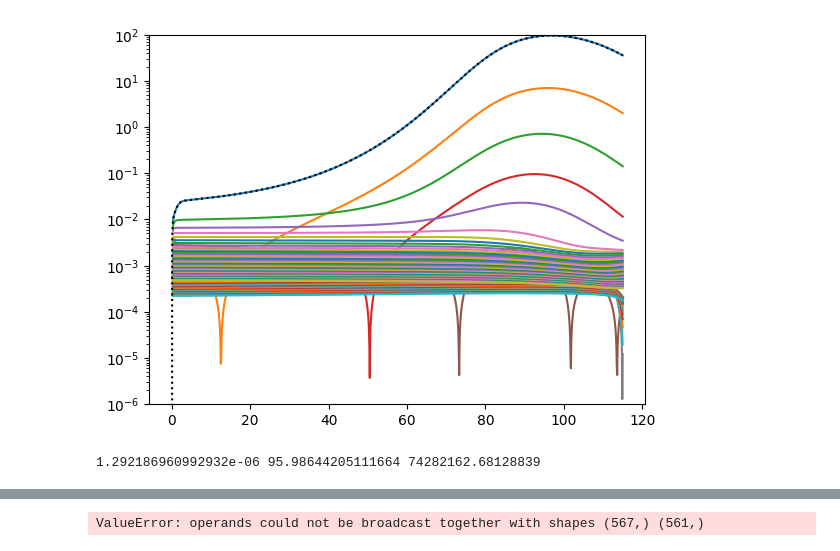
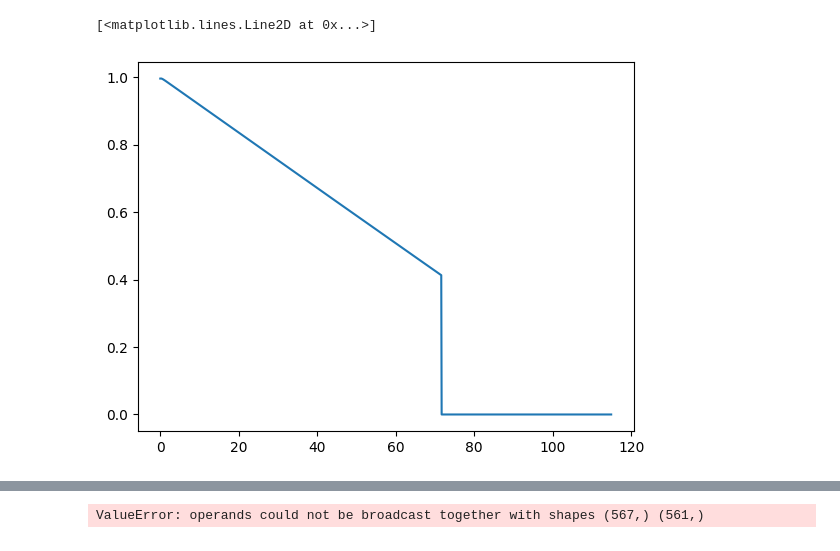
Before and after one commit to richard-von-eckardstein/GEFF, a Jupyter notebook: Testing.ipynb, the cells around one changed output, grey strips where cells are left out. Saved outputs shown, nothing was run; the diff lists cells and outputs as text; code cells hidden in the pictures.

```diff
--- a/Testing.ipynb
+++ b/Testing.ipynb
@@ -122,27 +18,6 @@ for k in range(3):
-# %%
-"""for i in range(GEF1.GaugePos):
-    arr = abs(sol.y[i,:][3:])
-    minval = min(min(arr), minval)
-    maxval = max(max(arr), maxval)
-    plt.plot(sol.t[3:], arr)
-    plt.show()"""
-
-minval = 1
-maxval = 0
-for i in range(ntr):
-    arr = abs(sol.y[GEF1.GaugePos+3*i,:][3:])
-    minval = min(min(arr), minval)
-    maxval = max(max(arr), maxval)
-    #if (arr==0.).any(): print(i)
-    plt.plot(sol.t[3:], arr)
-plt.yscale("log")
-#plt.plot(sol.t, 1e25*sol.y[2], "k--")
-plt.plot(sol.t, abs(sol.y[GEF1.GaugePos,:]), "k:")
-plt.plot(sol.t, np.ones(sol.t.shape)*atol, "k--")
-plt.ylim(1e-6, 1e2)
-plt.show()
-print(minval, maxval, maxval/minval)
-# %% [output]
-[figure, removed]
-1.292186960992932e-06 95.98644205111664 74282162.68128839
+# %%
+plt.plot(GEF1.vals["t"],GEF1.vals["dlnkh"])
+# %% [output]
+[<matplotlib.lines.Line2D at 0x...>]
+[figure, added]
 # %%
```
Also changed, not shown: parts of 11 cells of this notebook, 1 other file.
